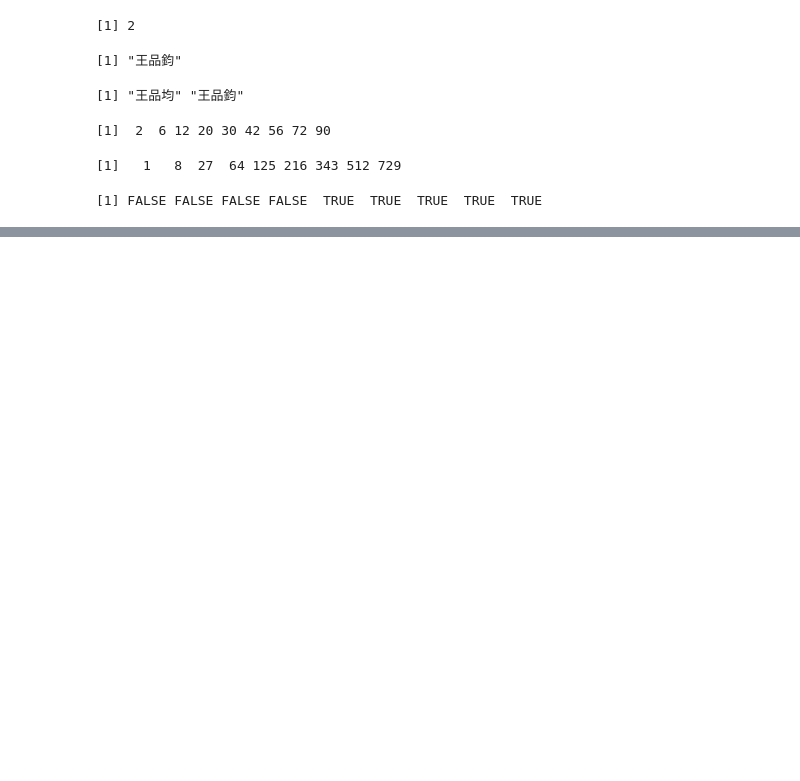
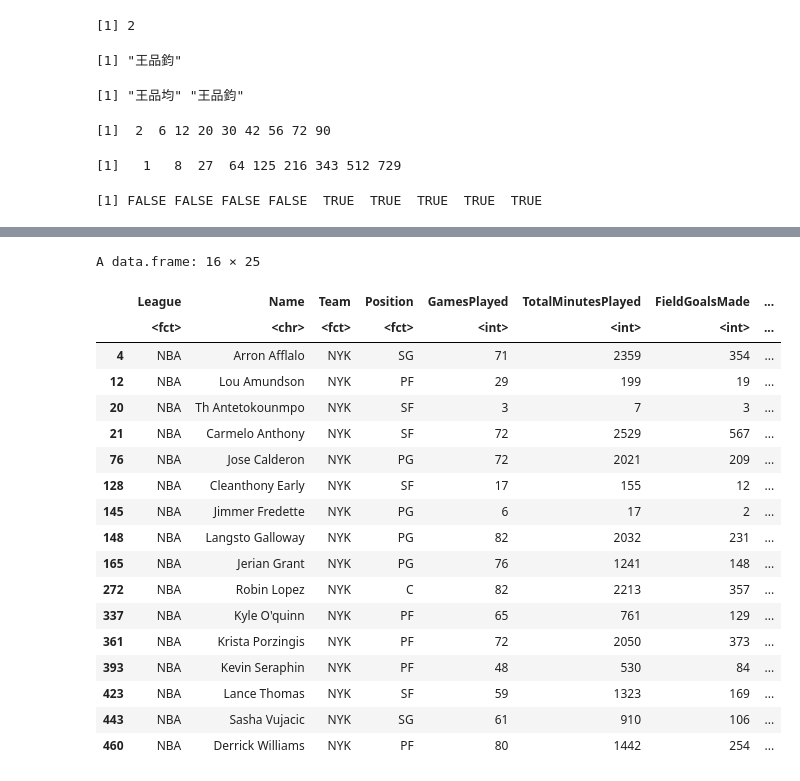
Before and after one commit to ShaoPingrelax/bigdata, a Jupyter notebook: 「0309_ipynb」的副本.ipynb, the cells around one changed output, grey strips where cells are left out. Cells and saved outputs as stored; diff of their text form; code cells hidden in the pictures; blank space fills up the shorter version.

```diff
--- a/「0309_ipynb」的副本.ipynb
+++ b/「0309_ipynb」的副本.ipynb
@@ -63,0 +94,4 @@ i>5
+# %%
+install.packages("SportsAnalytics")
+library(SportsAnalytics)
+NBA1516 <- fetch_NBAPlayerStatistics("15-16")
@@ -63,0 +133,22 @@ i>5
+# %%
+subset(NBA1516,Team=="NYK")
+# %% [output]
+A data.frame: 16 × 25
+|  | League | Name | Team | Position | GamesPlayed | TotalMinutesPlayed | FieldGoalsMade | ... |
+|  | <fct> | <chr> | <fct> | <fct> | <int> | <int> | <int> | ... |
+| 4 | NBA | Arron Afflalo | NYK | SG | 71 | 2359 | 354 | ... |
+| 12 | NBA | Lou Amundson | NYK | PF | 29 | 199 | 19 | ... |
+| 20 | NBA | Th Antetokounmpo | NYK | SF | 3 | 7 | 3 | ... |
+| 21 | NBA | Carmelo Anthony | NYK | SF | 72 | 2529 | 567 | ... |
+| 76 | NBA | Jose Calderon | NYK | PG | 72 | 2021 | 209 | ... |
+| 128 | NBA | Cleanthony Early | NYK | SF | 17 | 155 | 12 | ... |
+| 145 | NBA | Jimmer Fredette | NYK | PG | 6 | 17 | 2 | ... |
+| 148 | NBA | Langsto Galloway | NYK | PG | 82 | 2032 | 231 | ... |
+| 165 | NBA | Jerian Grant | NYK | PG | 76 | 1241 | 148 | ... |
+| 272 | NBA | Robin Lopez | NYK | C | 82 | 2213 | 357 | ... |
+| 337 | NBA | Kyle O'quinn | NYK | PF | 65 | 761 | 129 | ... |
+| 361 | NBA | Krista Porzingis | NYK | PF | 72 | 2050 | 373 | ... |
+| 393 | NBA | Kevin Seraphin | NYK | PF | 48 | 530 | 84 | ... |
+| 423 | NBA | Lance Thomas | NYK | SF | 59 | 1323 | 169 | ... |
+| 443 | NBA | Sasha Vujacic | NYK | SG | 61 | 910 | 106 | ... |
+| 460 | NBA | Derrick Williams | NYK | PF | 80 | 1442 | 254 | ... |
```
Also changed, not shown: parts of 8 cells of this notebook.
